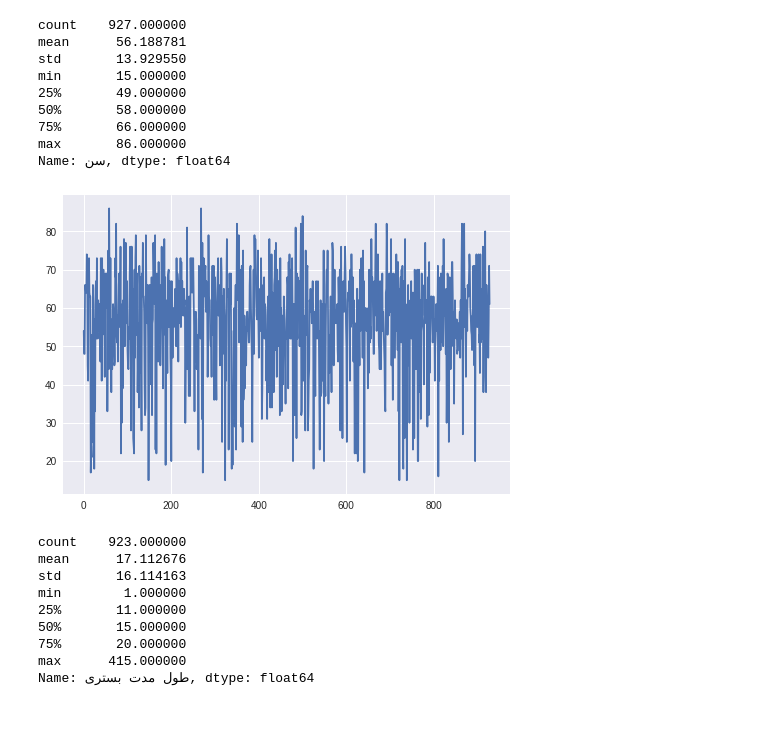
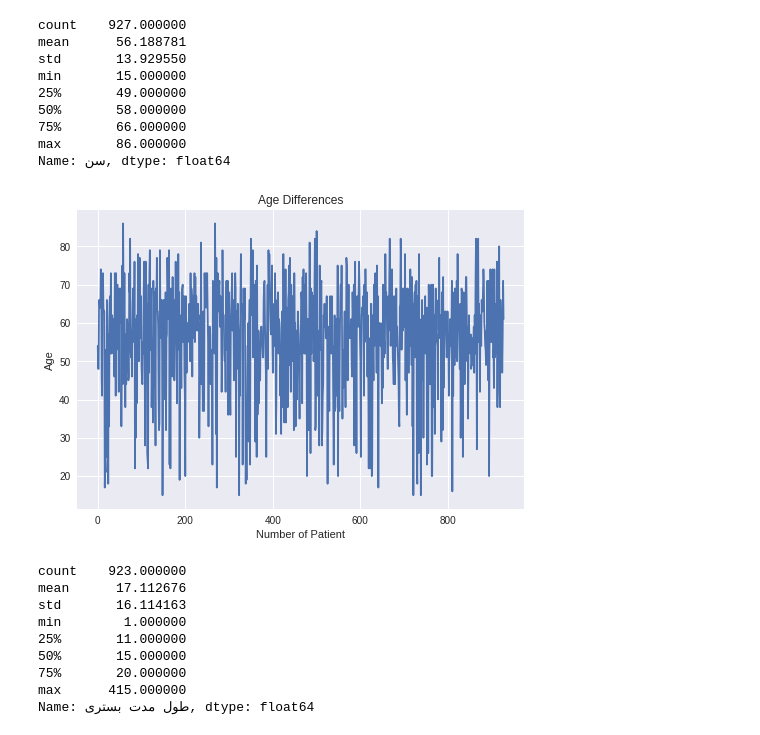
Before and after one commit to goldenamir/md, a Jupyter notebook: App01.ipynb, the cells around one changed output. Drawn from its saved outputs; the diff is of its cells as text; code cells hidden in the pictures.

```diff
--- a/App01.ipynb
+++ b/App01.ipynb
@@ -51,9 +70,12 @@ Name: سن, dtype: float64
 # %%
 plt.figure;
 df['سن'].plot()
+plt.xlabel('Number of Patient')
+plt.ylabel('Age')
+plt.title('Age Differences')
 plt.show()
 # %% [output]
-[figure, old version]
+[figure, new version]
 # %%
 df['طول مدت بستری'].describe()
 # %% [output]
```
Also changed, not shown: parts of 7 cells of this notebook.
